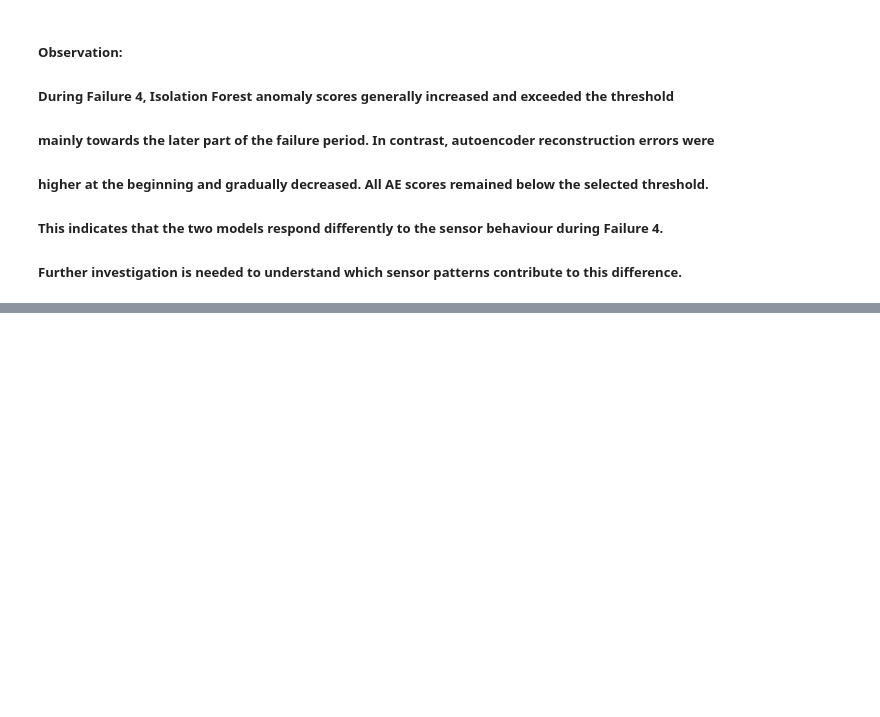
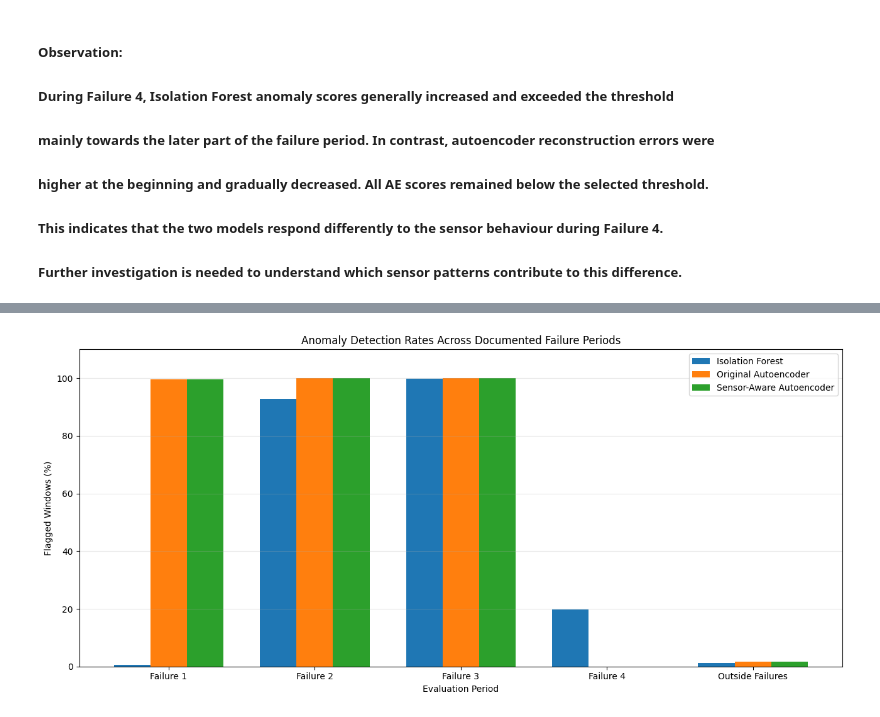
Before and after one commit to shashikawka/268452H-CS5998-Capstone-Project, a Jupyter notebook: 04_autoencoder_anomaly_detection.ipynb, the cells around one changed output, grey strips where cells are left out. Saved outputs shown, nothing was run; the diff lists cells and outputs as text; code cells hidden in the pictures; blank space fills up the shorter version.

```diff
--- a/04_autoencoder_anomaly_detection.ipynb
+++ b/04_autoencoder_anomaly_detection.ipynb
@@ -2249,0 +3232,67 @@ plt.show()
+# %%
+# Step 17.3 - Visualize anomaly detection rates
+
+import matplotlib.pyplot as plt
+import numpy as np
+
+plot_df = three_model_results_df.copy()
+
+periods = plot_df['Period'].tolist()
+
+if_rates = plot_df['IF Rate (%)'].to_numpy()
+ae_rates = plot_df['Original AE Rate (%)'].to_numpy()
+sensor_rates = plot_df['Sensor-Aware AE Rate (%)'].to_numpy()
+
+x = np.arange(len(periods))
+width = 0.25
+
+fig, ax = plt.subplots(figsize=(13, 6))
+
+ax.bar(
+    x - width,
+    if_rates,
+    width,
+    label='Isolation Forest'
+)
+
+ax.bar(
+    x,
+    ae_rates,
+    width,
+    label='Original Autoencoder'
+)
+
+ax.bar(
+    x + width,
+    sensor_rates,
+    width,
+    label='Sensor-Aware Autoencoder'
+)
+
+ax.set_xlabel('Evaluation Period')
+ax.set_ylabel('Flagged Windows (%)')
+ax.set_title(
+    'Anomaly Detection Rates Across Documented Failure Periods'
+)
+
+ax.set_xticks(x)
+ax.set_xticklabels(
+    ['Failure 1', 'Failure 2', 'Failure 3',
+     'Failure 4', 'Outside Failures']
+)
+
+ax.set_ylim(0, 110)
+ax.legend()
+ax.grid(axis='y', alpha=0.3)
+
+plt.tight_layout()
+
+plt.savefig(
+    autoencoder_dir / 'final_model_detection_comparison.png',
+    dpi=300,
+    bbox_inches='tight'
+)
+
+plt.show()
+# %% [output]
+[figure, added]
```
Also changed, not shown: parts of 38 cells of this notebook.
